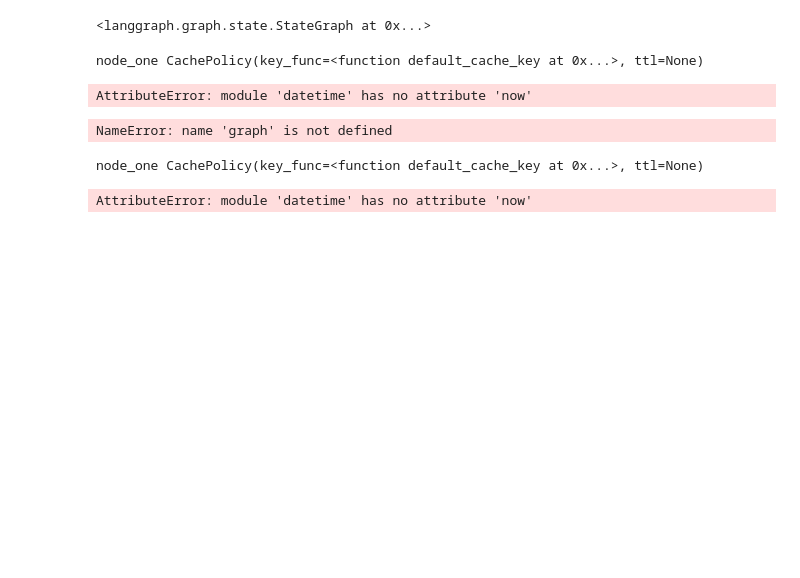
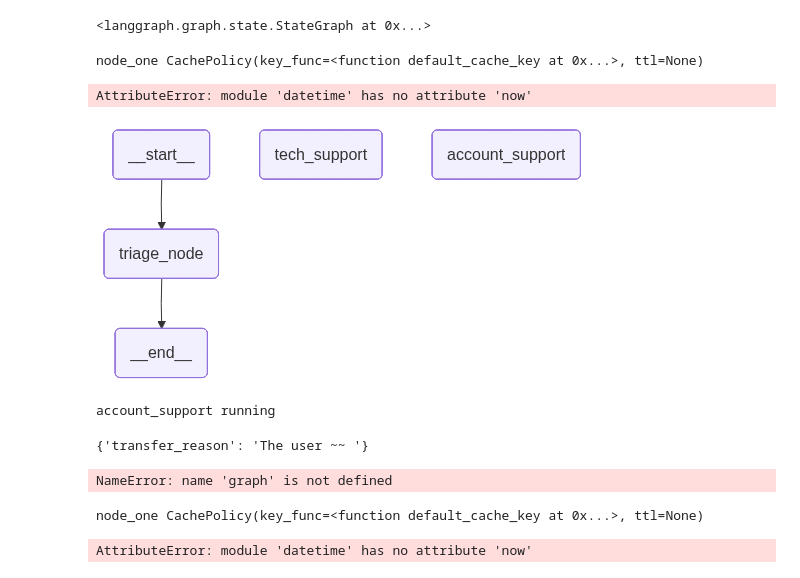
Before and after one commit to ParkBeomMin/agent, a Jupyter notebook: hello-langgraph/main.ipynb, the cells around one changed output. Saved outputs shown, nothing was run; the diff lists cells and outputs as text; code cells hidden in the pictures; blank space fills up the shorter version.

Commit message:
Command

```diff
--- a/hello-langgraph/main.ipynb
+++ b/hello-langgraph/main.ipynb
@@ -23,6 +24,9 @@ class ConditionState(TypedDict):
 class CacheState(TypedDict):
     time: str
 
+class CommandState(TypedDict):
+    transfer_reason: str
+
 class PrivateState(TypedDict):
     a: int
     b: int
@@ -37,7 +41,9 @@ class OutputState(TypedDict):
     bye: str
 
 graph_builder = StateGraph(PrivateState, input_schema=InputState, output_schema=OutputState)
+command_graph_builder = StateGraph(CommandState)
 # %%
+
 
 
 def node_zero(state: State):
@@ -80,8 +86,23 @@ def node_six(state: MegaPrivateState):
     # return {
     #     "secret": True
     # }
+
+def triage_node(state: CommandState) -> Command[Literal["account_support", "tech_support"]]:
+    return Command(
+        goto="account_support",
+        update={
+            "transfer_reason": "The user ~~ "
+        }
+    )
+
+def tech_support(state: CommandState):
+    return {}
+
+def account_support(state: CommandState):
+    print("account_support running")
+    return {}
 # %%
-from typing import Literal
+
 
 
 graph_builder.add_node("node_one", node_one)
@@ -108,6 +129,19 @@ graph_builder.add_edge("node_three", "node_four")
 graph_builder.add_edge("node_four", "node_five")
 graph_builder.add_edge("node_five", "node_six")
 graph_builder.add_edge("node_six", END)
+
+
+
+command_graph_builder.add_node("triage_node", triage_node)
+command_graph_builder.add_node("tech_support", tech_support)
+command_graph_builder.add_node("account_support", account_support)
+
+command_graph_builder.add_edge(START, "triage_node")
+command_graph_builder.add_edge("tech_support", END)
+command_graph_builder.add_edge("account_support", END)
 # %% [output]
 <langgraph.graph.state.StateGraph at 0x...>
+# %%
+graph = graph_builder.compile(cache=InMemoryCache())
+command_graph = command_graph_builder.compile(cache=InMemoryCache())
 # %%
@@ -123,6 +155,15 @@ print(result)
 # %% [output]
 node_one CachePolicy(key_func=<function default_cache_key at 0x...>, ttl=None)
 AttributeError: module 'datetime' has no attribute 'now'
+# %%
+command_graph
+# %% [output]
+[figure, added]
+# %%
+command_graph.invoke({})
+# %% [output]
+account_support running
+{'transfer_reason': 'The user ~~ '}
 # %%
 print(graph.get_graph().draw_ascii())
 # %% [output]
```
Also changed, not shown: parts of 2 cells of this notebook.
